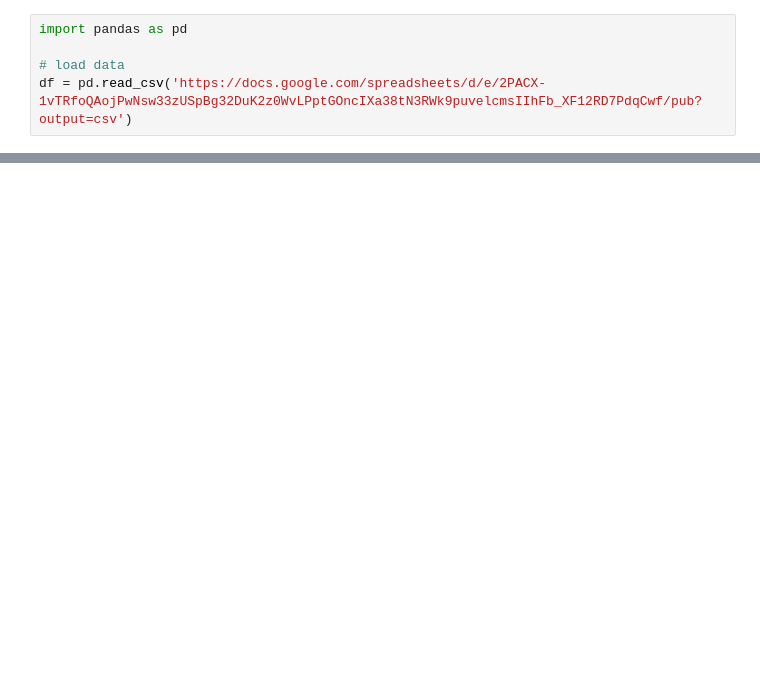
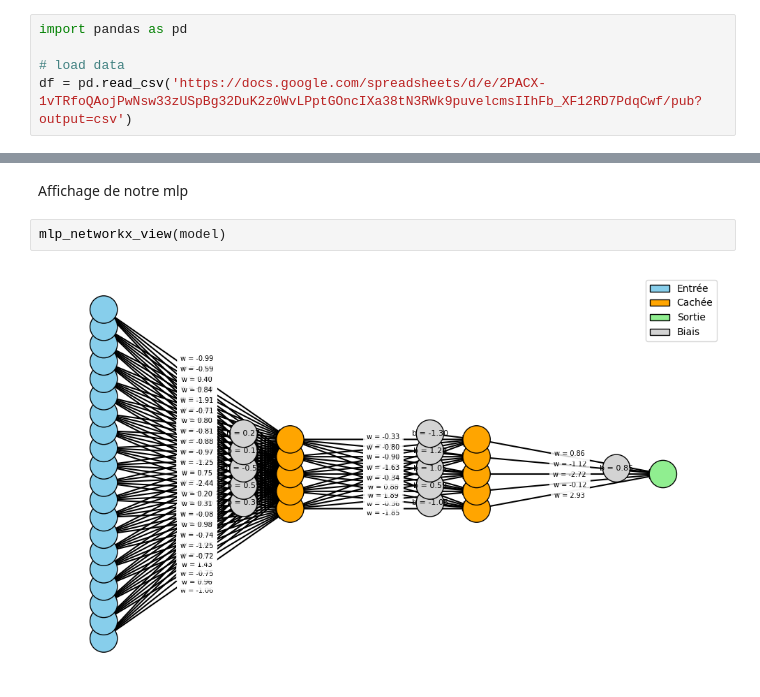
Before and after one commit to TheoHUETQC/machine-learning, a Jupyter notebook: project/my_neural_network/my_neural_network.ipynb, the cells around one changed output, grey strips where cells are left out. Cells and saved outputs as stored; diff of their text form; blank space fills up the shorter version.

```diff
--- a/project/my_neural_network/my_neural_network.ipynb
+++ b/project/my_neural_network/my_neural_network.ipynb
@@ -139,0 +120,6 @@ ValueError: The truth value of an array with more than one element is ambiguous.
+# %% [markdown]
+Affichage de notre mlp
+# %%
+mlp_networkx_view(model)
+# %% [output]
+[figure, added]
```
Also changed, not shown: parts of 11 cells of this notebook, 5 other files.
